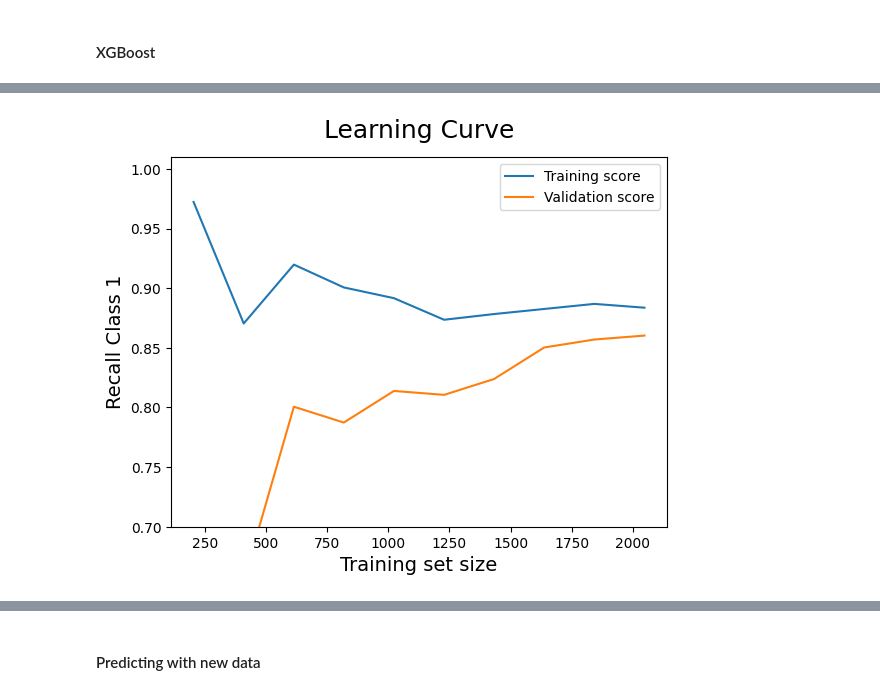
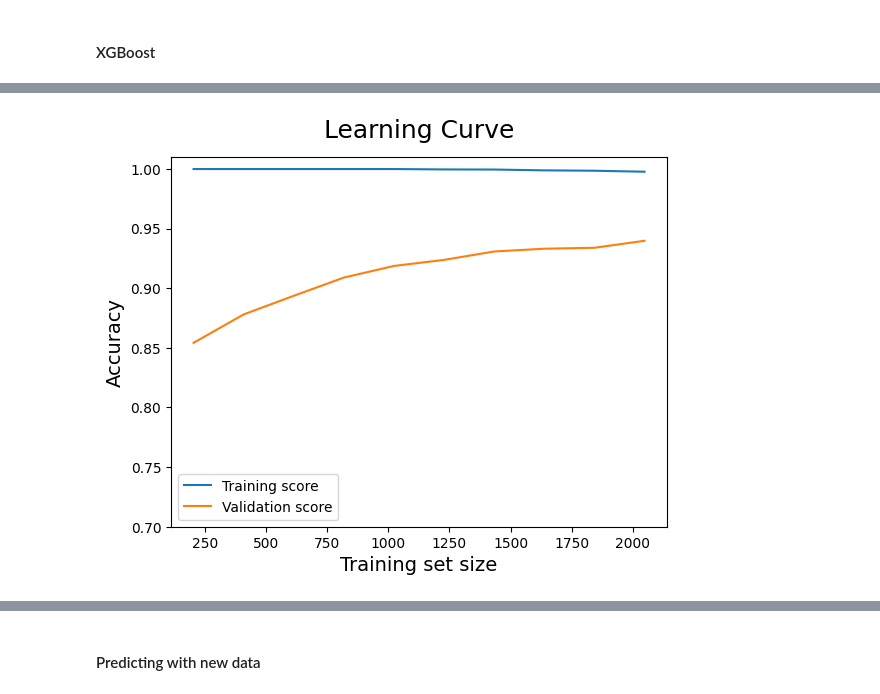
Before and after one commit to brvsf/risk-analysis, a Jupyter notebook: Data-Analysis (Fraud).ipynb, the cells around one changed output, grey strips where cells are left out. Saved outputs shown, nothing was run; the diff lists cells and outputs as text; code cells hidden in the pictures.

```diff
--- a/Data-Analysis (Fraud).ipynb
+++ b/Data-Analysis (Fraud).ipynb
@@ -1497,6 +1509,9 @@ y = df['has_cbk'].astype(int)
 # Under Sampler will be directed aplicated in the XGBoost model using the
 data_fraud = df[df['has_cbk'] == 1]
 data_non_fraud = df[df['has_cbk'] == 0]
+
+# Train test split
+X_train, X_test, y_train, y_test = train_test_split(X, y, test_size=0.2, random_state=42)
 # %%
 class FeatureEngineering:
     """Performs feature engineering on a given transaction dataset.
@@ -1726,5 +1735,4 @@ The confusion matrix reinforces the point made in the previous text about underf
 # %%
-# Using Logistic Regression as the baseline model
 baseline = LogisticRegression(max_iter=1000)
 
 base_params = {
@@ -1734,14 +1742,14 @@ base_params = {
     'class_weight': ['balanced', None]
 }
 
-# Create a scorer to prioritize recall for class 1
-recall_class_1_scorer = make_scorer(recall_score, pos_label=1)
+# Defining scorer for f1 classs 1
+f1_scorer_classe_1 = make_scorer(f1_score, average='binary', pos_label=1)
 
 base_search = RandomizedSearchCV(
     baseline,
     base_params,
     n_iter=20,
-    scoring=recall_class_1_scorer,
+    scoring=f1_scorer_classe_1,
     n_jobs=-1,
     cv=5,
     random_state=42
@@ -1792,7 +1800,7 @@ train_sizes_abs, train_scores, test_scores = learning_curve(
     y=y_train,
     train_sizes=train_sizes,
     cv=5,
-    scoring=recall_class_1_scorer
+    scoring='accuracy'
 )
 
 # Mean scores
@@ -1802,10 +1810,10 @@ test_scores_mean = np.mean(test_scores, axis=1)
 # Plot
 plt.plot(train_sizes_abs, train_scores_mean, label='Training score')
 plt.plot(train_sizes_abs, test_scores_mean, label='Validation score')
-plt.ylabel('Recall Class 1', fontsize=14)
+plt.ylabel('Accuracy', fontsize=14)
 plt.xlabel('Training set size', fontsize=14)
 plt.title('Learning Curve', fontsize=18, y=1.03)
-plt.ylim([.5, 1.01])
+plt.ylim([.1, 1.01])
 
 plt.legend()
 plt.show()
@@ -1912,7 +1950,7 @@ model_xgb = XGBClassifier(random_state=42)
 search = RandomizedSearchCV(
     model_xgb,
     param_distributions=params,
-    scoring=recall_class_1_scorer,
+    scoring=f1_scorer_classe_1,
     n_jobs=-1,
     cv=5,
     verbose=1,
@@ -1957,31 +1995,34 @@ ROC AUC: 0.8187
 # %%
-# Defining training sizes
-train_sizes = np.linspace(0.1, 1.0, 10)  # 10% to 100% in 10 steps
+def plot_learning_curve(X, y, estimator, ylim):
+    # Defining training sizes
+    train_sizes = np.linspace(0.1, 1.0, 10)  # 10% to 100% in 10 steps
 
-#  Scores, train sizes and absolute train sizes
-train_sizes_abs, train_scores, test_scores = learning_curve(
-    estimator=best_model,
-    X=X_train_transformed,
-    y=y_train,
-    train_sizes=train_sizes,
-    cv=5,
-    scoring=recall_class_1_scorer
-)
+    #  Scores, train sizes and absolute train sizes
+    train_sizes_abs, train_scores, test_scores = learning_curve(
+        estimator=estimator,
+        X=X,
+        y=y,
+        train_sizes=train_sizes,
+        cv=5,
+        scoring='accuracy'
+    )
 
-# Mean scores
-train_scores_mean = np.mean(train_scores, axis=1)
-test_scores_mean = np.mean(test_scores, axis=1)
+    # Mean scores
+    train_scores_mean = np.mean(train_scores, axis=1)
+    test_scores_mean = np.mean(test_scores, axis=1)
 
-# Plot
-plt.plot(train_sizes_abs, train_scores_mean, label='Training score')
-plt.plot(train_sizes_abs, test_scores_mean, label='Validation score')
-plt.ylabel('Recall Class 1', fontsize=14)
-plt.xlabel('Training set size', fontsize=14)
-plt.title('Learning Curve', fontsize=18, y=1.03)
-plt.ylim([.7, 1.01])
+    # Plot
+    plt.plot(train_sizes_abs, train_scores_mean, label='Training score')
+    plt.plot(train_sizes_abs, test_scores_mean, label='Validation score')
+    plt.ylabel('Accuracy', fontsize=14)
+    plt.xlabel('Training set size', fontsize=14)
+    plt.title('Learning Curve', fontsize=18, y=1.03)
+    plt.ylim(ylim)
 
-plt.legend()
-plt.show()
+    plt.legend()
+    plt.show()
+
+plot_learning_curve(X_train_transformed, y_train, best_model, [.7, 1.01])
 # %% [output]
-[figure, old version]
+[figure, new version]
 # %%
```
Also changed, not shown: parts of 33 cells of this notebook.
